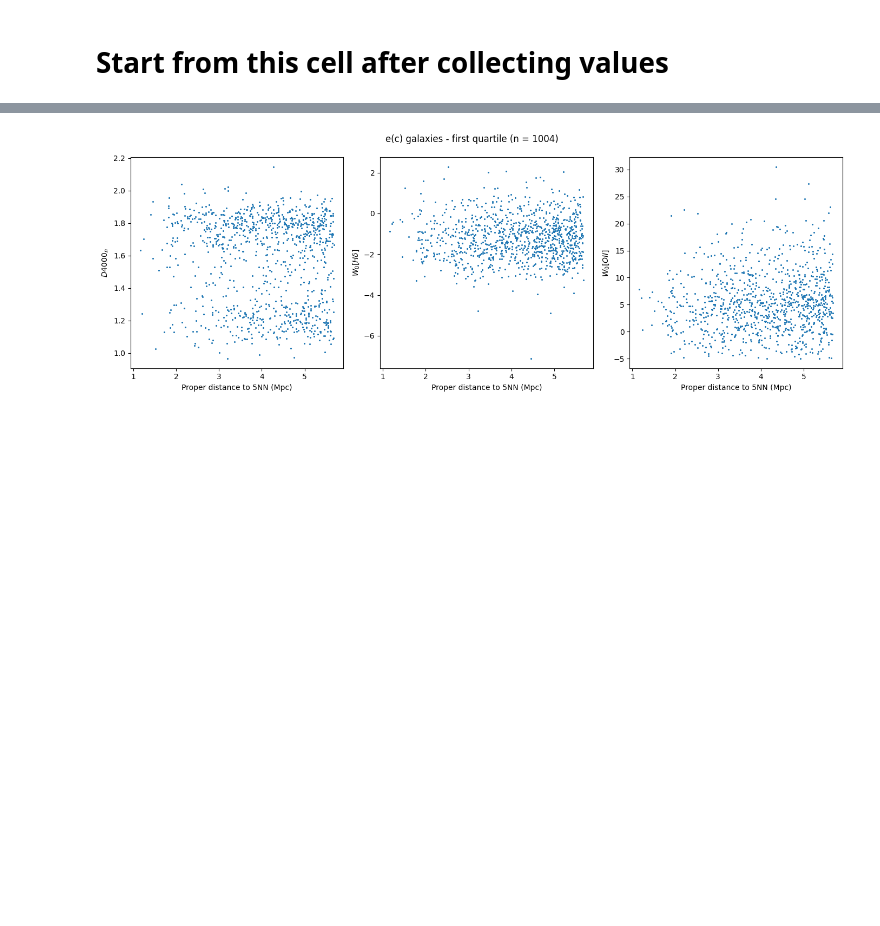
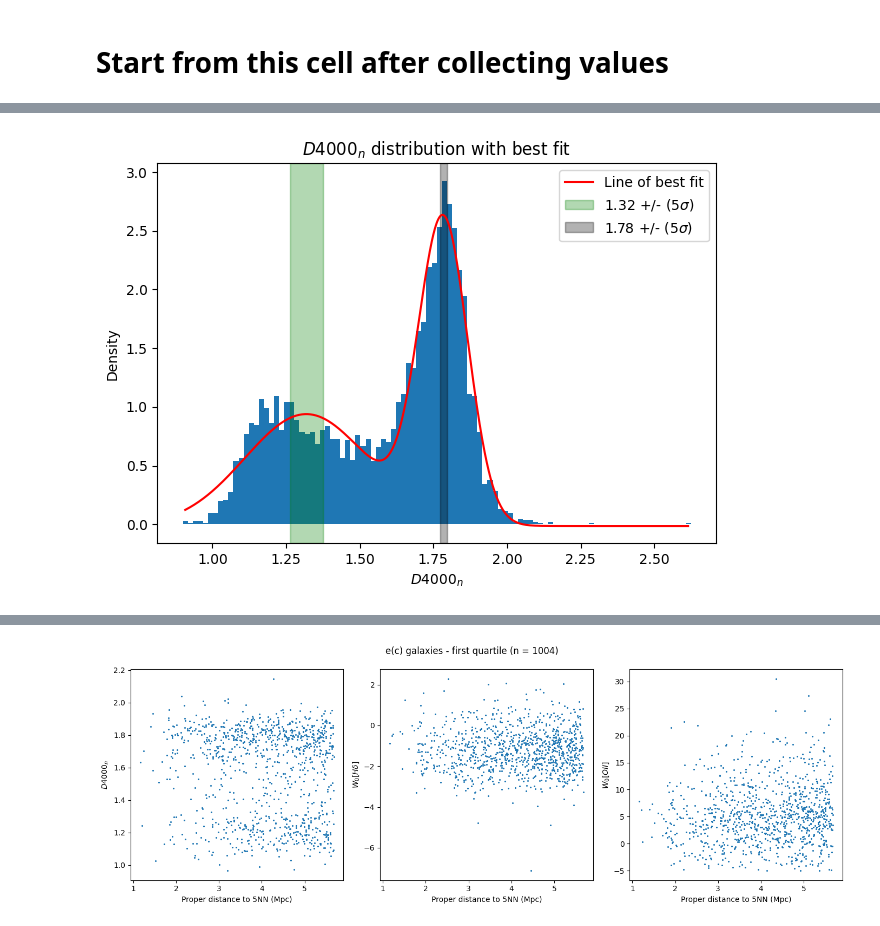
Before and after one commit to maraMaraschino/capstone-project, a Jupyter notebook: timescapes-notebook.ipynb, the cells around one changed output, grey strips where cells are left out. Drawn from its saved outputs; the diff is of its cells as text; code cells hidden in the pictures; blank space fills up the shorter version.

```diff
--- a/timescapes-notebook.ipynb
+++ b/timescapes-notebook.ipynb
@@ -439,10 +439,12 @@ def sort_galaxy(data_dict):
     # Quality cuts
     if (h_delta_EW_err < 0) or (oii_EW_err < 0):
         return '?: Invalid EW value'
-    elif  (D4000n / sigma_D4000n) < 2:
+    elif  ((D4000n / sigma_D4000n) < 2) or (D4000n < 0) or (sigma_D4000n <= 0) or not np.isfinite(sigma_D4000n):
         return '?: D4000n quality cut'
-    elif (h_delta_EW_err >= 0.8):
+    elif (h_delta_EW_err >= 0.8) or (np.abs(h_delta_EW / h_delta_EW_err) < 2):
         return '?: H delta quality cut'
+    elif np.abs(oii_EW / oii_EW_err) < 2:
+        return '?: O II quality cut'
 
     # AGN before other classes
     # Avoiding division by zero/require positive values
@@ -1004,3 +1011,85 @@ The total data will then be scatter plotted for each of the environment bins wit
+# %%
+from scipy.optimize import curve_fit
+
+def double_gaussian(x, amp_1, mu_1, sigma_1, amp_2, mu_2, sigma_2, y_offset):
+    return (
+        amp_1 * np.exp(-((x-mu_1)**2) / (2 * sigma_1**2))
+        + (amp_2 * np.exp(-((x-mu_2)**2) / (2 * sigma_2**2)))
+        + y_offset
+    )
+
+def find_dgaussian_values(xdata, ydata, p0):
+    return curve_fit(double_gaussian, xdata, ydata, p0=p0)
+
+def return_bin_counts_centers(dict_key, bins=100):
+    D4000n_vals = []
+    bins = bins
+    galaxies = result[dict_key]
+    for galaxy_type, data in galaxies.items():
+        # Exclude rejected_galaxies:
+        if '?' in galaxy_type:
+            continue
+        for galaxy in data:
+            D4000n_vals.append(galaxy['D4000n'])
+
+    # Find D4000n peaks
+    counts, bin_edges = np.histogram(D4000n_vals, bins=bins, density=True)
+    bin_centers = 0.5 * (bin_edges[:-1] + bin_edges[1:])
+    return bin_centers, counts
+
+def find_best_fit(result, dict_key, p0, plot=False, bins=100):
+    bin_centers, counts = return_bin_counts_centers(dict_key, bins=bins)
+    popt, pcov = find_dgaussian_values(bin_centers, counts, p0=p0)
+    sigmas = np.sqrt(np.diag(pcov))
+
+    D4000n_vals = []
+
+    galaxies = result[dict_key]
+    for galaxy_type, data in galaxies.items():
+        # Exclude rejected_galaxies:
+        if '?' in galaxy_type:
+            continue
+        for galaxy in data:
+            D4000n_vals.append(galaxy['D4000n'])
+
+    # Find D4000n peaks
+    counts, bin_edges = np.histogram(D4000n_vals, bins=bins, density=True)
+    bin_centers = 0.5 * (bin_edges[:-1] + bin_edges[1:])
+    if plot:
+        plt.bar(bin_centers, counts, width=bin_edges[1]-bin_edges[0])
+
+    # Overlay line of best fit
+    x_fit = np.linspace(min(bin_centers), max(bin_centers), 1000)
+    y_fit = double_gaussian(x_fit, *popt)
+    if plot:
+        plt.plot(x_fit, y_fit, color='red', label="Line of best fit")
+
+    colors = ['green', 'black']
+
+    mu_1, mu_2             = popt[1], popt[4]
+    mu_1_sigma, mu_2_sigma = sigmas[1], sigmas[4]
+    mu_sigma_pairs = [(mu_1, mu_1_sigma), (mu_2, mu_2_sigma)]
+
+    if plot:
+        for i, (mu, sigma) in enumerate(mu_sigma_pairs):
+            color = colors[i]
+            plt.axvspan(mu-5*sigma, mu+5*sigma, color=color, label=rf'{mu:.2f} +/- ($5\sigma$)', alpha=0.3)
+
+        plt.xlabel(r"$D4000_n$")
+        plt.ylabel(f'Density')
+        plt.title(r"$D4000_n$ distribution with best fit")
+        plt.legend()
+        plt.tight_layout()
+        plt.savefig(f'D4000n_distribution.png')
+        plt.show()
+
+    return mu_sigma_pairs
+
+# amp_1, mu_1, sigma_1, amp_2, mu_2, sigma_2, y_offset
+p0 = [1, 1.15, 0.15, 3, 1.75, 0.08, 0]
+mu_sigma_pairs = find_best_fit(result, 'class_dict', p0=p0, plot=True, bins=100)
+# %% [output]
+[figure, added]
 # %%
 def bin_all_by_env_quartile(dict_key, result, env_key, radius_index=None, z_min=None, z_max=None):
     """
```
Also changed, not shown: parts of 11 cells of this notebook, 1 other file.
